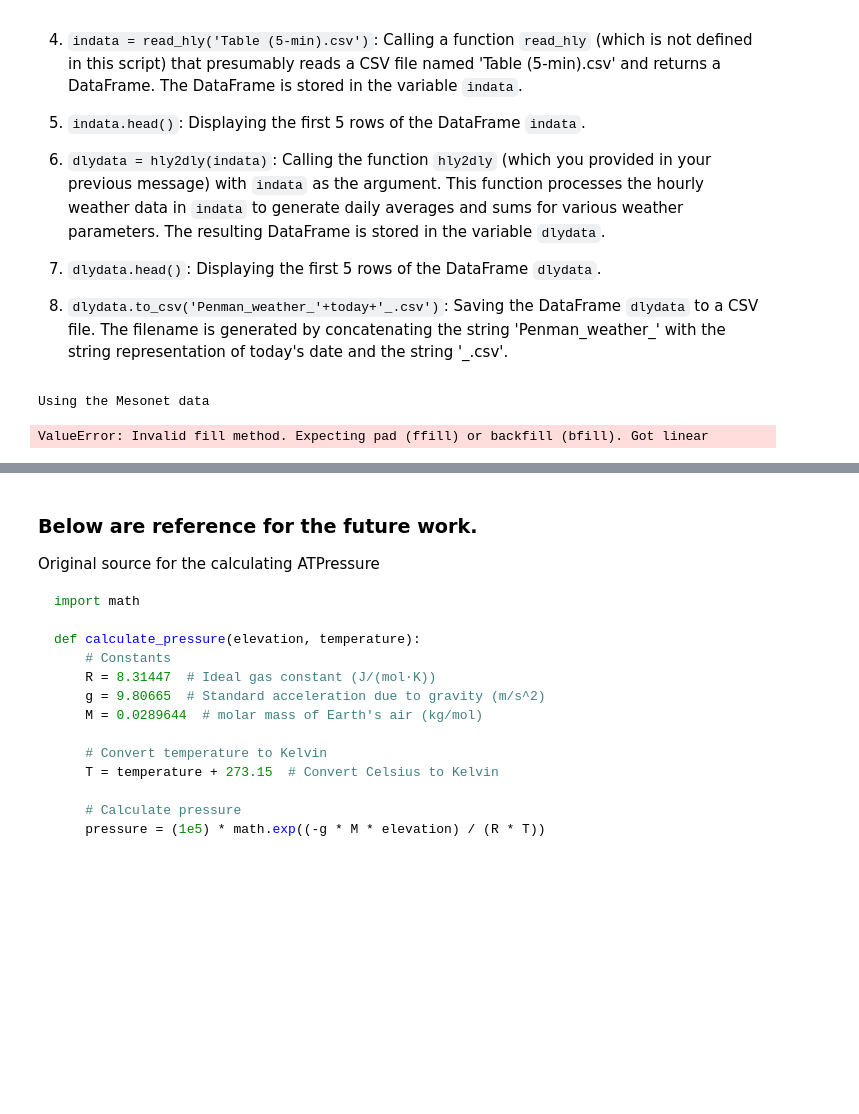
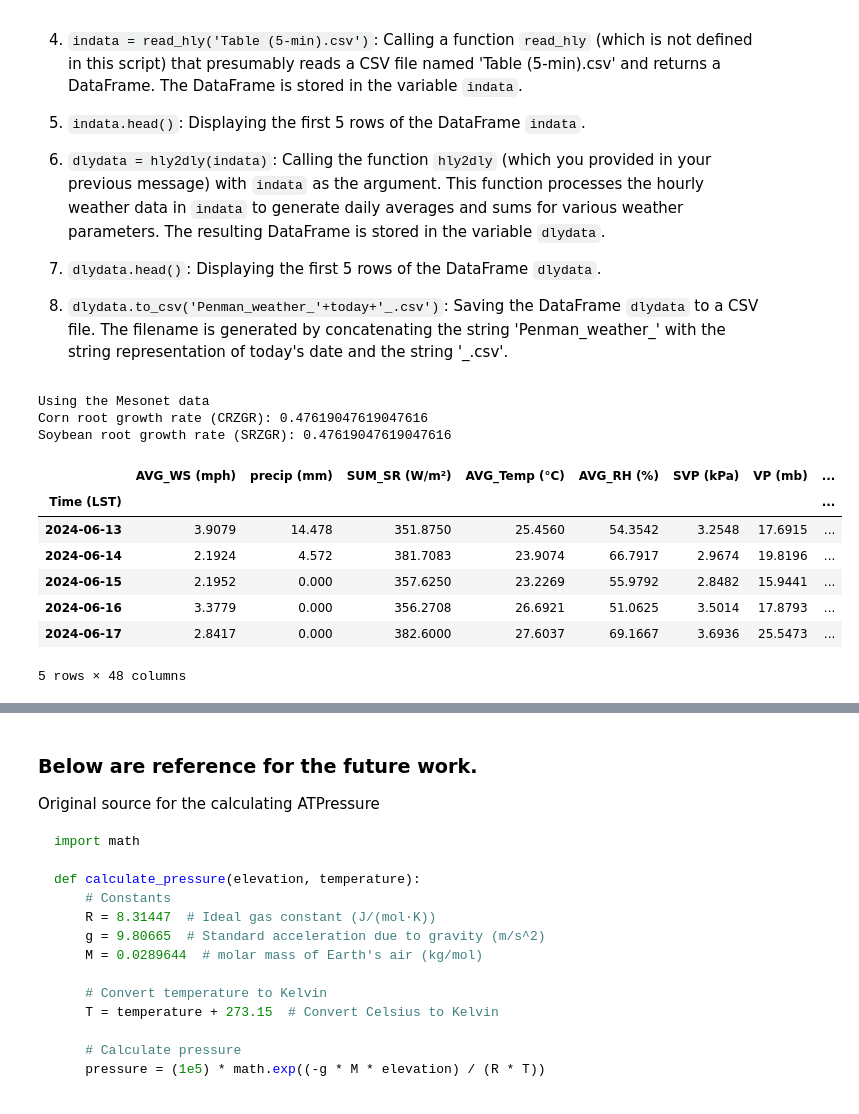
Before and after one commit to dsyang1024/SoilMoisture_analysis, a Jupyter notebook: Weather_for_Penman/hly2dly_weather_gen.ipynb, the cells around one changed output, grey strips where cells are left out. Cells and saved outputs as stored; diff of their text form; code cells hidden in the pictures; blank space fills up the shorter version.

```diff
--- a/Weather_for_Penman/hly2dly_weather_gen.ipynb
+++ b/Weather_for_Penman/hly2dly_weather_gen.ipynb
@@ -195,7 +196,8 @@ def read_hly_5min(file):
     indata = pd.read_csv(file, encoding='utf-16', sep='\t', header=1, parse_dates=[0], thousands=',',engine='python')
     indata = indata.drop(indata.columns[[-1, -2]],axis = 1)
     indata = indata.sort_values(by=['Time (LST)'])
-    indata = indata.interpolate(method='linear', limit_direction='forward', axis=0)
+    # TODO : interpolation method can be changed to linear. Keep tracking on this
+    indata = indata.interpolate(method='ffill', limit_direction='forward', axis=0)
     indata = indata.set_index('Time (LST)')
 
 
@@ -220,7 +222,7 @@ def read_30min(file):
     indata = indata.rename(columns={"precip_accum_30_minute_set_1": "Precipitation (in)"})
 
     indata = indata.sort_values(by=['Time (LST)'])
-    indata = indata.interpolate(method='linear', limit_direction='forward', axis=0)
+    indata = indata.interpolate(method='ffill', limit_direction='forward', axis=0)
     indata = indata.set_index('Time (LST)')
 
 
@@ -248,7 +250,8 @@ def get_Mesonet():
     indata = indata.rename(columns={"Precipitation (in)": "Precipitation (in)"})
 
     indata = indata.sort_values(by=['Time (LST)'])
-    indata = indata.interpolate(method='linear', limit_direction='forward', axis=0)
+    indata = indata.interpolate(method='ffill', limit_direction='forward', axis=0)
+    # indata = indata.interpolate(method='linear', limit_direction='forward', axis=0)
     indata = indata.set_index('Time (LST)')
 
     headlist = indata.columns.values.tolist()
@@ -926,7 +931,6 @@ elif method == '2':
     indata = get_Mesonet()
 
 
-# TODO : check the data for the missing values 2024-06-18
 dlydata = subhly2dly(indata)
 
 # * 2. get heatflux
@@ -950,35 +954,44 @@ dlydata = get_ETc(dlydata)
 
 # * 2. calculate the irrigation for corn and soybean
 #      get the irrigation log from the excel file named 'Irrigation_log.xlsx' from root folder
 dlydata = get_irrlog(dlydata)
 
 # * 3. calculate the root zone depth according to the week from emergence
 #      calculate the available water holding capacity for corn and soybean
 #      get rootzone depth for corn and soybean
 # dlydata = get_rootzone(dlydata) #! this is old version
 dlydata = cal_rz() #! this is new version
 #      calculate the available water holding capacity of the root zone for corn and soybean
 dlydata = get_AWHCrz(dlydata)
 
 # 4. calculate the water balance for corn and soybean
 get_deficit(dlydata)
 
 # 5. calculate the cumulative water balance for corn and soybean
 # get_WaterBalance(dlydata)
 
 
 
 
 # save the data
 dlydata = dlydata.round(4)
 outfilename = './Penman_irrigation_results.csv'
 dlydata.to_csv(outfilename, encoding = "utf-16", sep='\t')
 dlydata.to_excel(outfilename.replace('.csv','.xlsx'), sheet_name='Penman_irrigation_results', freeze_panes=(1,1))
 
-dlydata.head()
+dlydata.tail()
 # %% [output]
 Using the Mesonet data
+Corn root growth rate (CRZGR): 0.47619047619047616
+Soybean root growth rate (SRZGR): 0.47619047619047616
+|  | AVG_WS (mph) | precip (mm) | SUM_SR (W/m²) | AVG_Temp (°C) | AVG_RH (%) | SVP (kPa) | VP (mb) | ... |
+| Time (LST) |  |  |  |  |  |  |  | ... |
+| 2024-06-13 | 3.9079 | 14.478 | 351.8750 | 25.4560 | 54.3542 | 3.2548 | 17.6915 | ... |
+| 2024-06-14 | 2.1924 | 4.572 | 381.7083 | 23.9074 | 66.7917 | 2.9674 | 19.8196 | ... |
+| 2024-06-15 | 2.1952 | 0.000 | 357.6250 | 23.2269 | 55.9792 | 2.8482 | 15.9441 | ... |
+| 2024-06-16 | 3.3779 | 0.000 | 356.2708 | 26.6921 | 51.0625 | 3.5014 | 17.8793 | ... |
+| 2024-06-17 | 2.8417 | 0.000 | 382.6000 | 27.6037 | 69.1667 | 3.6936 | 25.5473 | ... |
-ValueError: Invalid fill method. Expecting pad (ffill) or backfill (bfill). Got linear
+5 rows × 48 columns
 # %% [markdown]
 # Appendix
 ***
```
Also changed, not shown: parts of 3 cells of this notebook, 4 other files.
